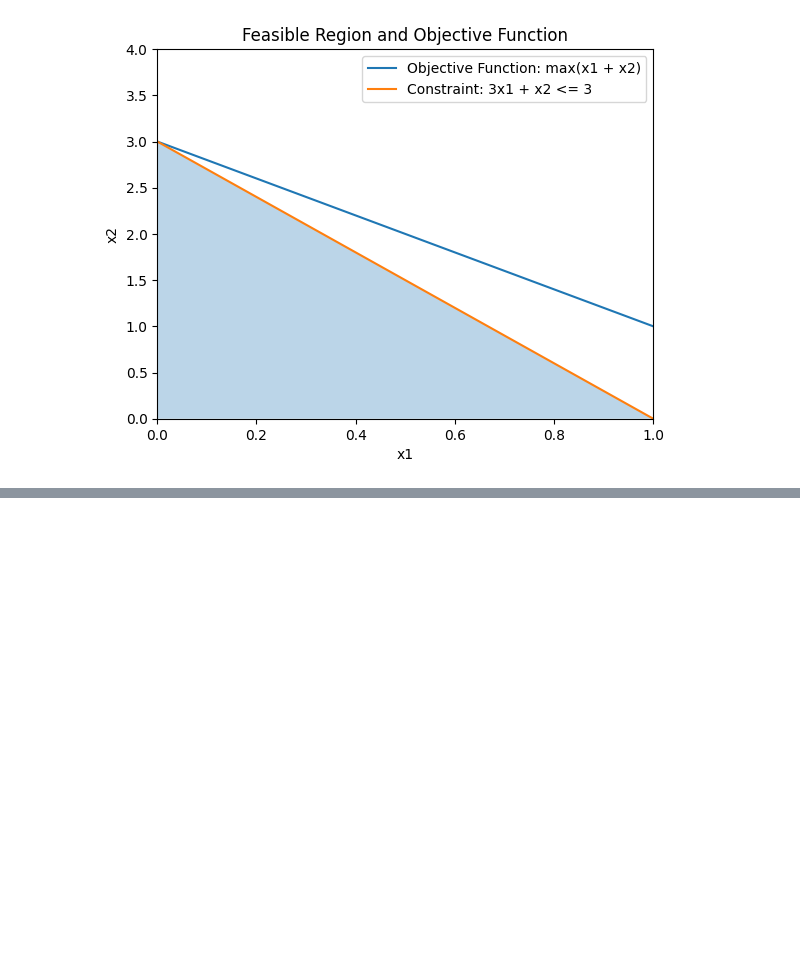
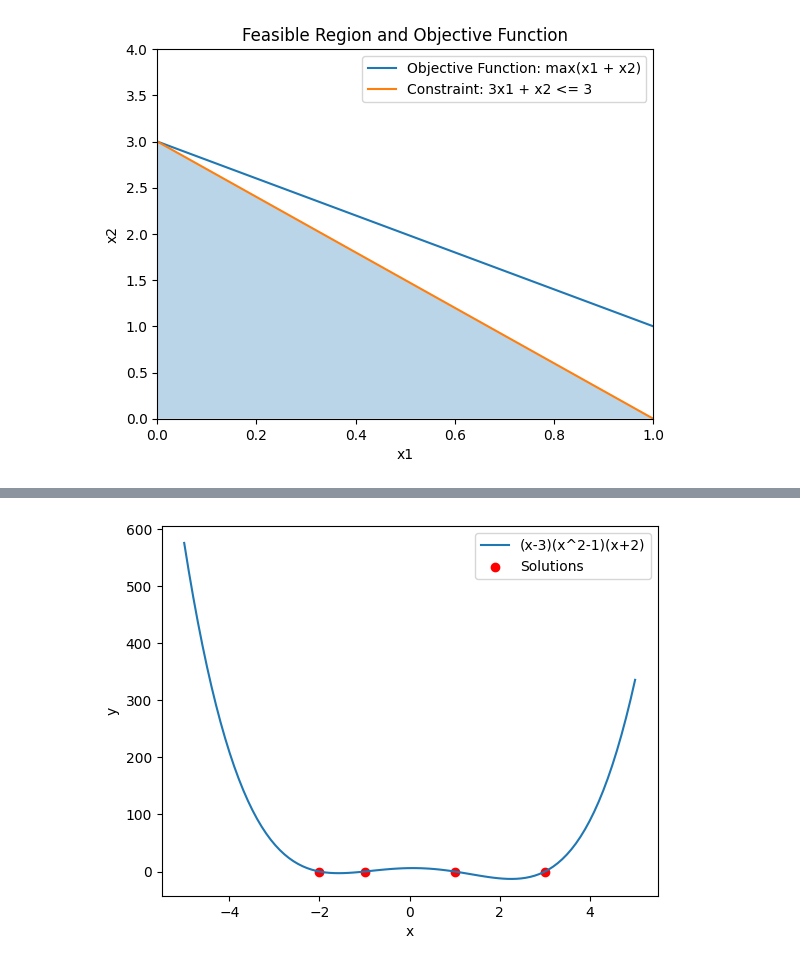
Before and after one commit to Hansespinosa2/Fall2024OR3, a Jupyter notebook: working_notebook.ipynb, the cells around one changed output, grey strips where cells are left out. Cells and saved outputs as stored; diff of their text form; code cells hidden in the pictures; blank space fills up the shorter version.

```diff
--- a/working_notebook.ipynb
+++ b/working_notebook.ipynb
@@ -39,0 +129,35 @@ plt.show()
+# %%
+import numpy as np
+
+import matplotlib.pyplot as plt
+
+# Define the function
+def f(x):
+	return (x-3)*(x**2-1)*(x+2)
+
+# Generate x values
+x = np.linspace(-5, 5, 100)
+
+# Calculate y values
+y = f(x)
+
+# Create the plot
+plt.plot(x, y, label='(x-3)(x^2-1)(x+2)')
+
+# Plot the solutions
+solutions = [-2, -1, 1, 3]
+plt.scatter(solutions, [0]*len(solutions), color='red', label='Solutions')
+
+# Set plot labels and title
+plt.xlabel('x')
+plt.ylabel('y')
+
+# Add legend
+plt.legend()
+
+
+plt.savefig('notes/images/gradient_ex4.png')
+# Show the plot
+plt.show()
+# %% [output]
+[figure, added]
```
Also changed, not shown: parts of 3 cells of this notebook, 17 other files.
